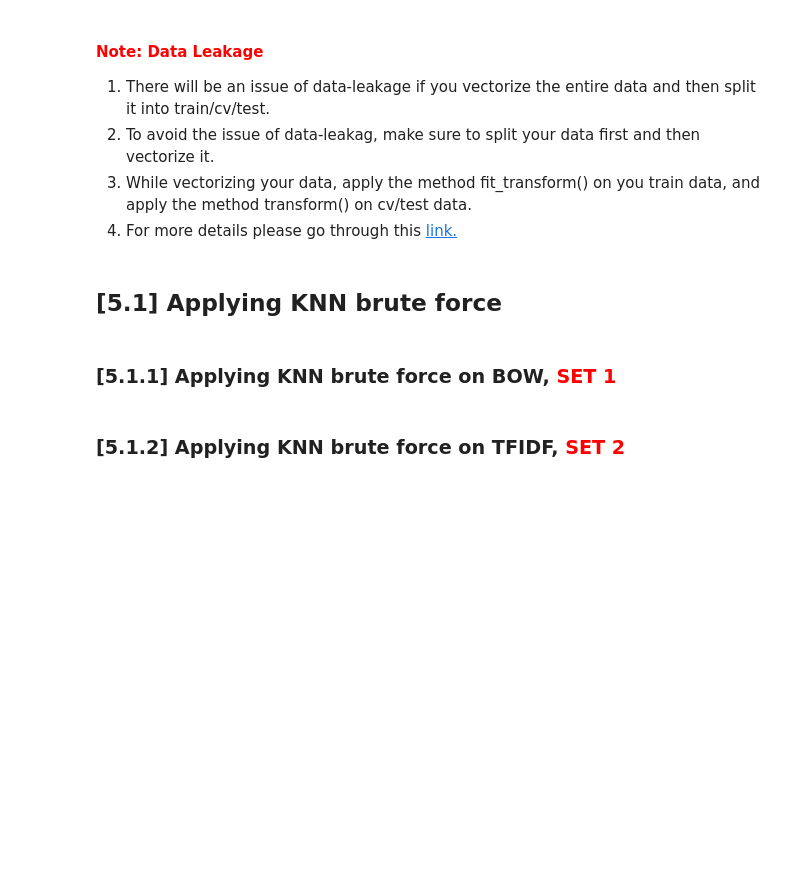
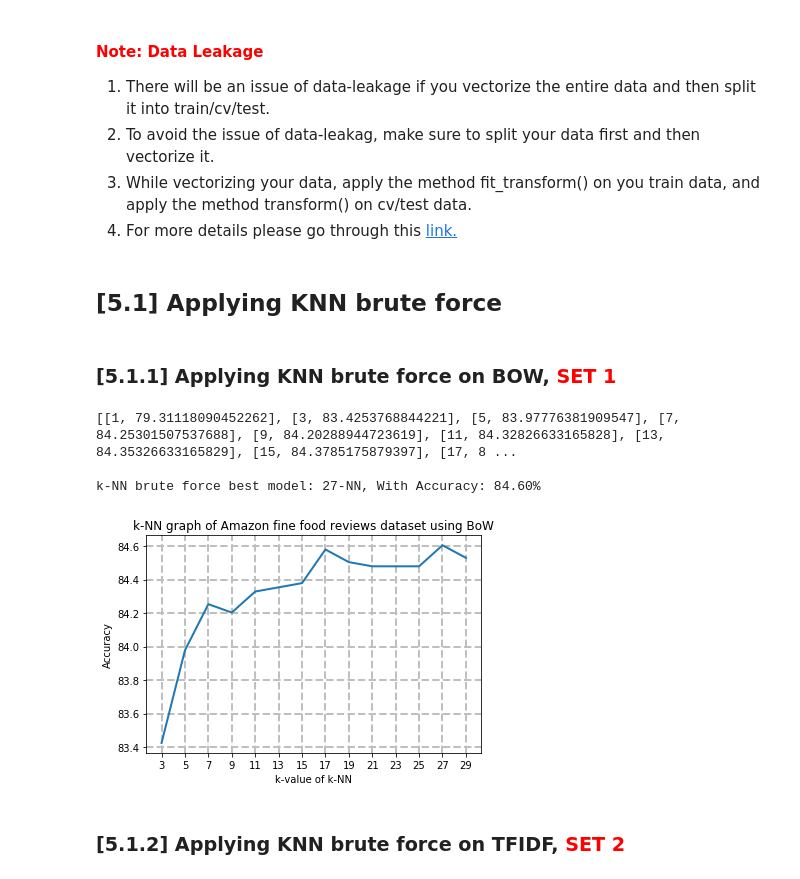
Before and after one commit to data-science-and-machine-learning/amazon-fine-food-reviews-knn, a Jupyter notebook: 03_Amazon_Fine_Food_Reviews_Analysis_KNN.ipynb, the cells around one changed output. Cells and saved outputs as stored; diff of their text form; code cells hidden in the pictures; blank space fills up the shorter version.

Commit message:
Compared k-NN using 10-fold cross validation and traditional techniques. using 10-fold raised 3% accuracy making model 84% accurate.

```diff
--- a/03_Amazon_Fine_Food_Reviews_Analysis_KNN.ipynb
+++ b/03_Amazon_Fine_Food_Reviews_Analysis_KNN.ipynb
@@ -239,6 +240,10 @@ final['Score'].value_counts()
 1    4178
 0     808
 Name: Score, dtype: int64
+# %%
+# Adding a code block to sort all data on basis of time for time based slicing of training and test data
+final.head(20)
+final = final.sort_values('Time', ascending=True, kind='mergesort')
 # %% [markdown]
 #  [3] Preprocessing
 # %% [markdown]
@@ -649,2 +652,49 @@ for sent in tqdm(list_of_sentance): # for each review/sentence
+# %%
+# Please write all the code with proper documentation
+
+count_vect = CountVectorizer(ngram_range=(1,2), min_df=10, max_features=5000)
+final_bigram_counts = count_vect.fit_transform(preprocessed_reviews)
+
+X = final_bigram_counts
+Y = final['Score']
+
+from sklearn.model_selection import train_test_split
+from sklearn.model_selection import KFold
+from sklearn.neighbors import KNeighborsClassifier
+
+# For time based slicing we already sorted datapoints with respect to time feild.
+# for time based slicing we have kept shuffle=False, stratify=None
+x, x_test, y, y_test = train_test_split(X, Y, test_size=0.20, shuffle=False, stratify=None)
+# %%
+import statistics
+from sklearn.model_selection import cross_val_score
+from tqdm import tqdm
+
+# Checking cross validation score on various k-NN models and listing them in scores list
+scores = []
+for neighbors in tqdm(range(1,31,2)):
+  knn = KNeighborsClassifier(n_neighbors=neighbors)
+  # 10 fold cross validation
+  score = cross_val_score(knn, x, y, cv=10, scoring='accuracy')
+  scores.append([neighbors, statistics.mean(score)*100.0])
+
+
+
+print(scores)
+pltx = [px[0] for px in scores[1:]]
+plty = [px[1] for px in scores[1:]]
+
+plt.title('k-NN graph of Amazon fine food reviews dataset using BoW')
+plt.xlabel('k-value of k-NN')
+plt.ylabel('Accuracy')
+plt.xticks(pltx)
+plt.grid(True, lw = 2, ls = '--', c = '.75')
+plt.plot(pltx, plty, linestyle='-', linewidth=2.0)
+print('\nk-NN brute force best model: {}-NN, With Accuracy: {:.2f}%'.format(pltx[plty.index(max(plty))], max(plty)))
+# %% [output]
+[[1, 79.31118090452262], [3, 83.4253768844221], [5, 83.97776381909547], [7, 84.25301507537688], [9, 84.20288944723619], [11, 84.32826633165828], [13, 84.35326633165829], [15, 84.3785175879397], [17, 8 ...
+
+k-NN brute force best model: 27-NN, With Accuracy: 84.60%
+[figure, added]
 # %% [markdown]
 ### [5.1.2] Applying KNN brute force on TFIDF,<font color='red'> SET 2</font>
```
Also changed, not shown: parts of 29 cells of this notebook.
